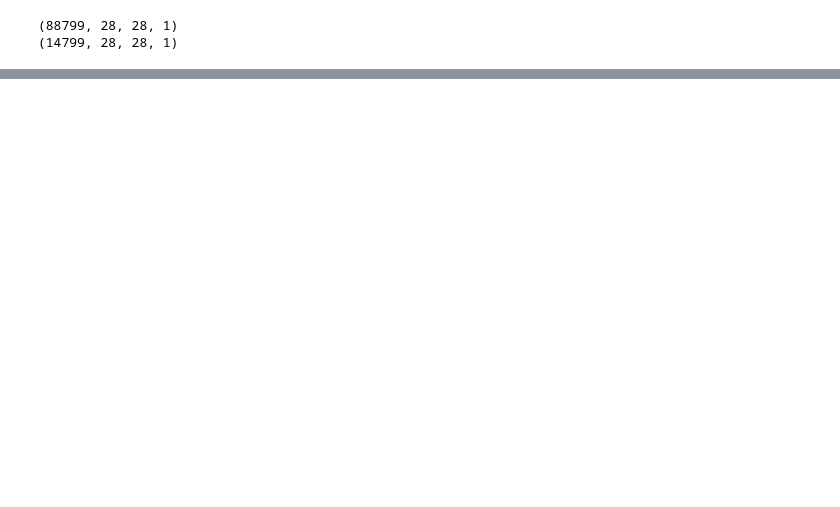
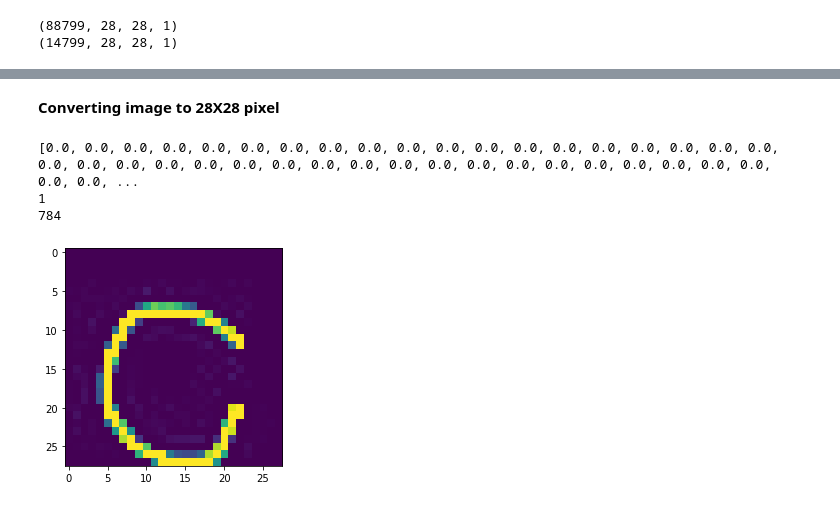
Before and after one commit to Sanjay-Krishna3/Handwriting-recognition-using-cnn, a Jupyter notebook: Ml_handwriting_recognition.ipynb, the cells around one changed output, grey strips where cells are left out. Drawn from its saved outputs; the diff is of its cells as text; code cells hidden in the pictures; blank space fills up the shorter version.

```diff
--- a/Ml_handwriting_recognition.ipynb
+++ b/Ml_handwriting_recognition.ipynb
@@ -227,0 +550,2 @@ num_classes = 26
+# %% [markdown]
+**Converting image to 28X28 pixel**
@@ -227,0 +587,19 @@ num_classes = 26
+# %%
+x=[imageprepare('/content/drive/MyDrive/ML Handwriting Recognition/images/image_1.jpg')]#file path here
+print(len(x))# mnist IMAGES are 28x28=784 pixels
+print(len(x[0]))
+#Now we convert 784 sized 1d array to 28x28 sized 2d array so that we can visualize it
+newArr=[[0 for d in range(28)] for y in range(28)]
+k = 0
+for i in range(28):
+    for j in range(28):
+        newArr[i][j]=x[0][k]
+        k=k+1
+
+plt.imshow(newArr, interpolation='nearest')
+plt.show()#Show / plot that image
+# %% [output]
+[0.0, 0.0, 0.0, 0.0, 0.0, 0.0, 0.0, 0.0, 0.0, 0.0, 0.0, 0.0, 0.0, 0.0, 0.0, 0.0, 0.0, 0.0, 0.0, 0.0, 0.0, 0.0, 0.0, 0.0, 0.0, 0.0, 0.0, 0.0, 0.0, 0.0, 0.0, 0.0, 0.0, 0.0, 0.0, 0.0, 0.0, 0.0, 0.0, 0.0, ...
+1
+784
+[figure, added]
```
Also changed, not shown: parts of 39 cells of this notebook.
